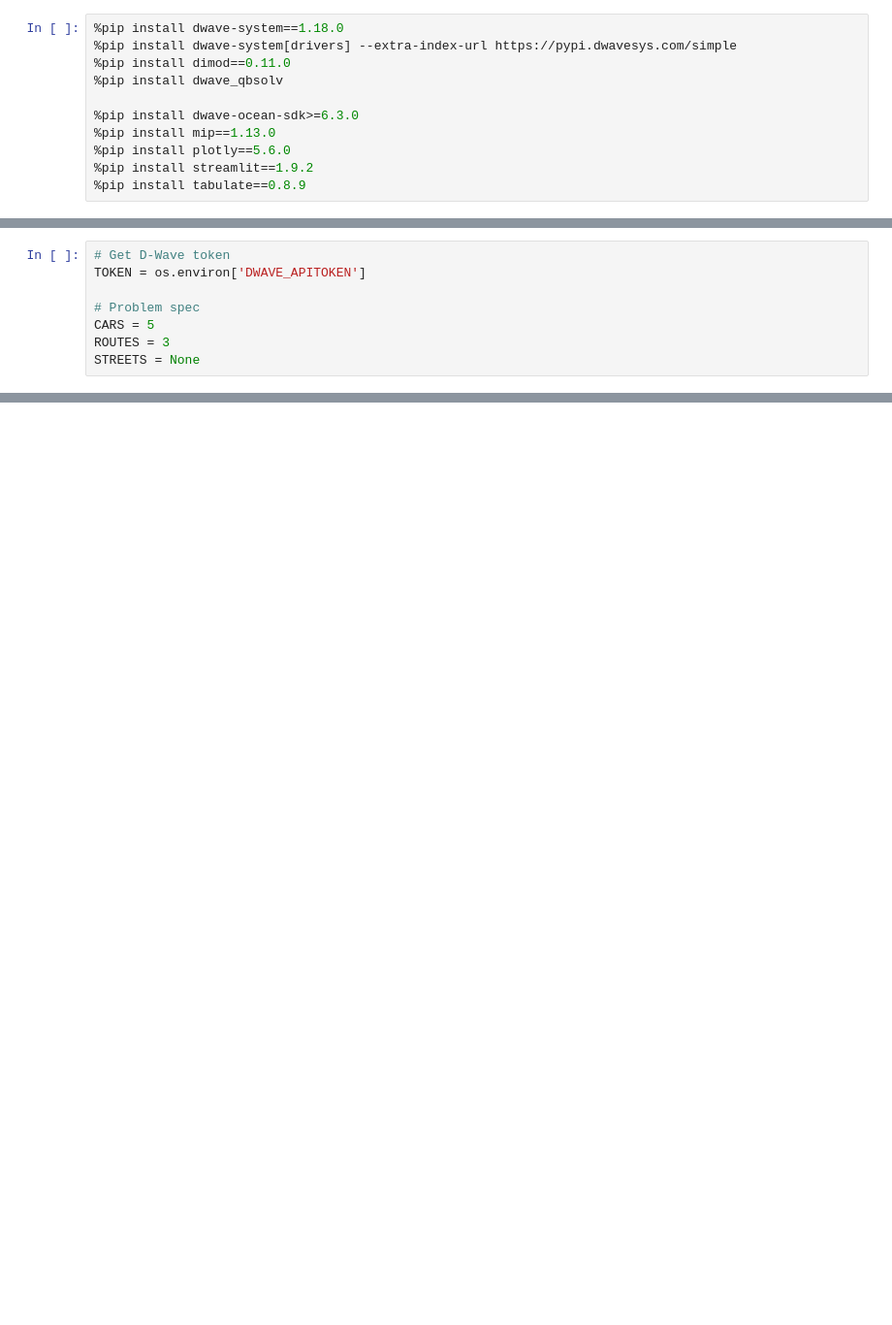
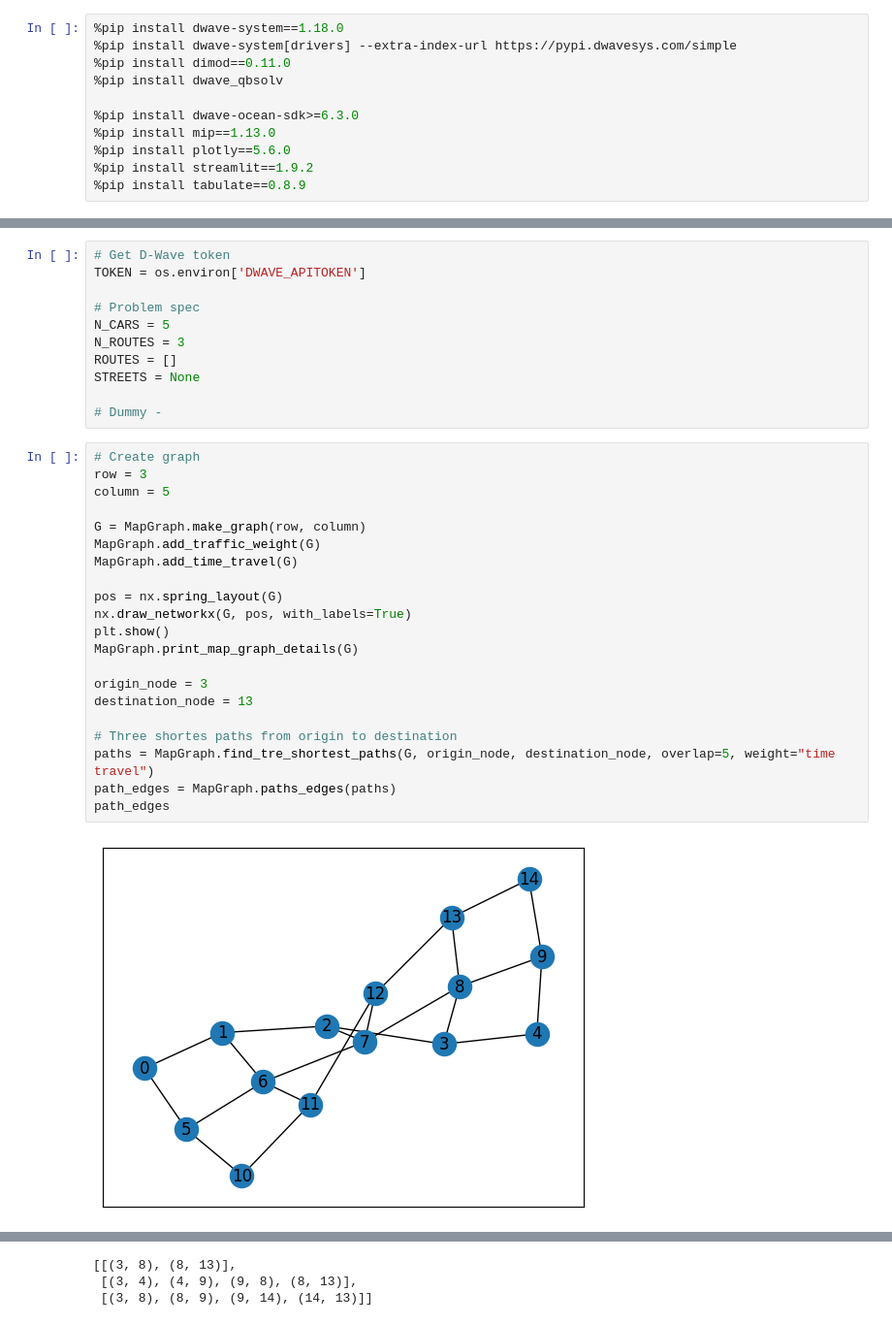
Before and after one commit to philarnoldvinci/Traffic-flow-optimization-using-D-wave-quantum-computer, a Jupyter notebook: explore.ipynb, the cells around one changed output, grey strips where cells are left out. Shown at 97% size. Drawn from its saved outputs; the diff is of its cells as text; blank space fills up the shorter version.

```diff
--- a/explore.ipynb
+++ b/explore.ipynb
@@ -22,6 +27,32 @@ import hybrid
 TOKEN = os.environ['DWAVE_APITOKEN']
 
 # Problem spec
-CARS = 5
-ROUTES = 3
+N_CARS = 5
+N_ROUTES = 3
+ROUTES = []
 STREETS = None
+
+# Dummy -
+# %%
+# Create graph
+row = 3
+column = 5
+
+G = MapGraph.make_graph(row, column)
+MapGraph.add_traffic_weight(G)
+MapGraph.add_time_travel(G)
+
+pos = nx.spring_layout(G)
+nx.draw_networkx(G, pos, with_labels=True)
+plt.show()
+MapGraph.print_map_graph_details(G)
+
+origin_node = 3
+destination_node = 13
+
+# Three shortes paths from origin to destination
+paths = MapGraph.find_tre_shortest_paths(G, origin_node, destination_node, overlap=5, weight="time travel")
+path_edges = MapGraph.paths_edges(paths)
+path_edges
+# %% [output]
+[figure, added]
@@ -28,3 +76,6 @@ STREETS = None
+[[(3, 8), (8, 13)],
+ [(3, 4), (4, 9), (9, 8), (8, 13)],
+ [(3, 8), (8, 9), (9, 14), (14, 13)]]
 # %%
 # classmethod BinaryQuadraticModel.from_qubo(Q: Mapping, offset: float = 0)
 #     Q – Coefficients of a quadratic unconstrained binary optimization (QUBO) problem
```
Also changed, not shown: parts of 3 cells of this notebook.
